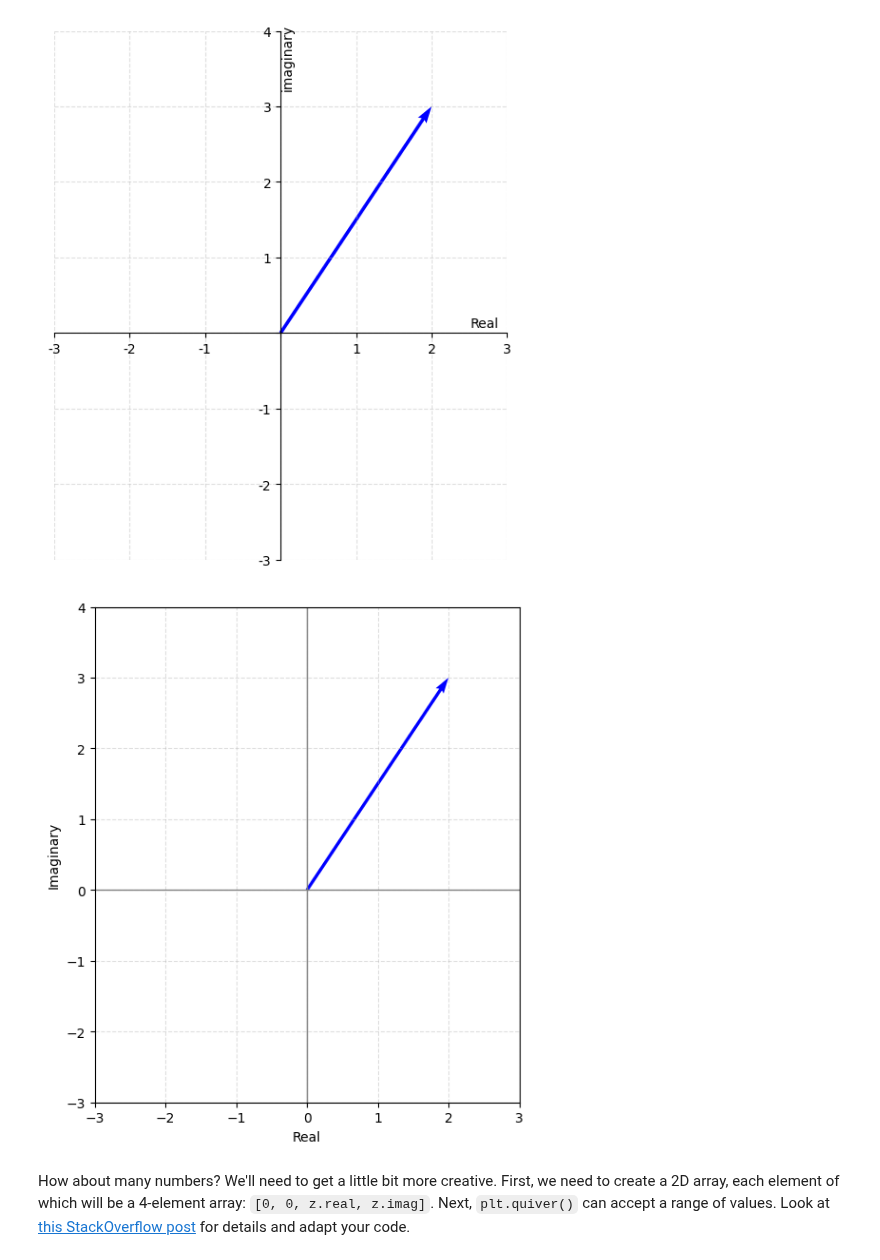
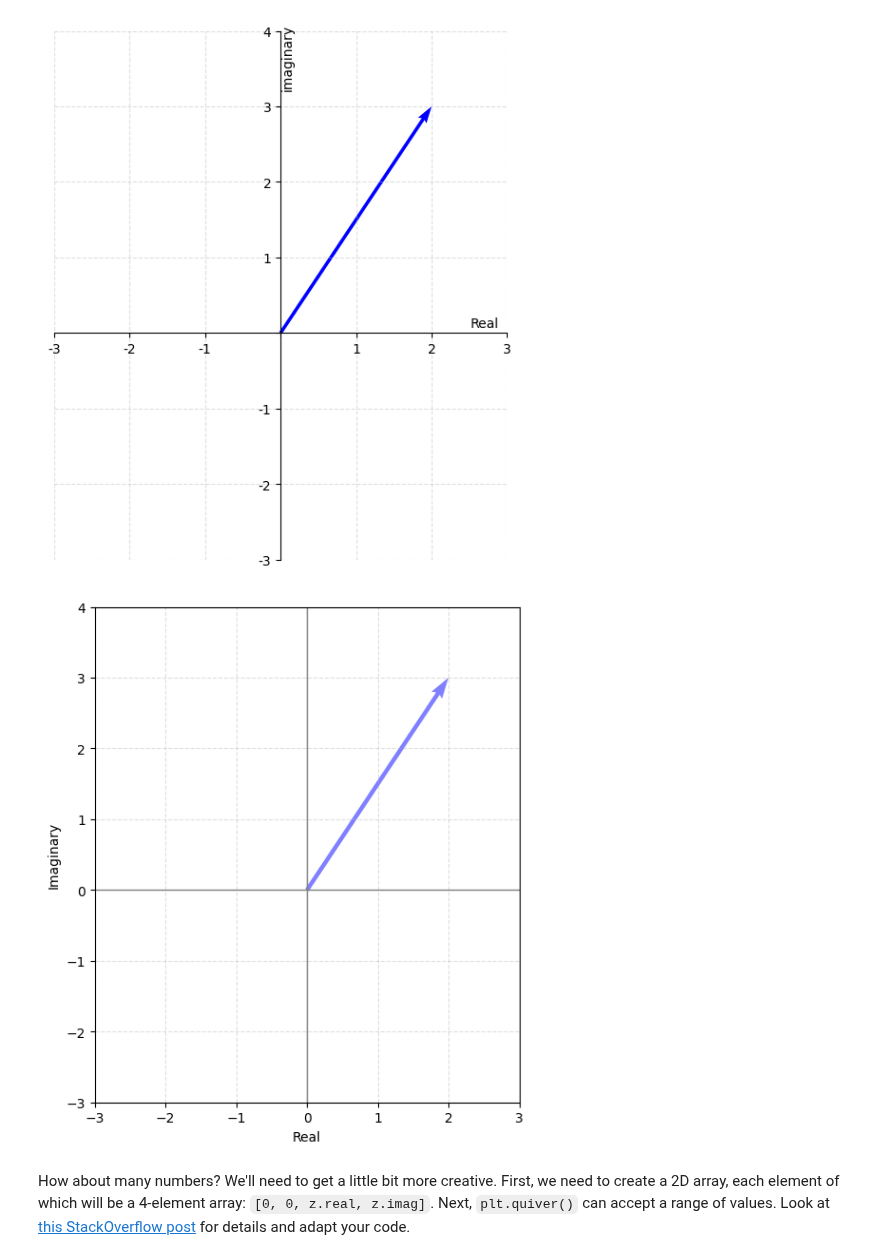
Before and after one commit to tproykov/MathsForDevelopers, a Jupyter notebook: 02.BasicAlgebra/02_Basic Algebra Exercise.ipynb, the cells around one changed output. Drawn from its saved outputs; the diff is of its cells as text; code cells hidden in the pictures.

```diff
--- a/02.BasicAlgebra/02_Basic Algebra Exercise.ipynb
+++ b/02.BasicAlgebra/02_Basic Algebra Exercise.ipynb
@@ -397,27 +397,44 @@ plt.show()
 # %%
 def plot_complex_number(z):
     """
     Plots the complex number z as a radius vector in the 2D space
     """
     fig, ax = plt.subplots(figsize=(6, 6))
 
     ax.axhline(0, color='gray', lw=1)
     ax.axvline(0, color='gray', lw=1)
-    ax.quiver(0, 0, z.real, z.imag, angles="xy", scale_units="xy", scale=1, color='b')
+    ax.quiver(0,                        # x start coordinates
+              0,                        # y start coordinates
+                                        # - define the arrow's direction and length -
+              z.real,                   # x end coordinates
+              z.imag,                   # y coordinates
+                                        # --- OPTIONAL parameters ---
+              angles="xy",              # (string) determines how angles are specified: 'xy' or 'uv'
+              scale = 1,                # (float) scales the length of the arror
+              scale_units="xy",         # (string) defines the units for the scale parameter; 'xy' - proper aspect ratio
+              # units                   # (string) affects arrow scaling
+              width = 0.01,             # (float) shaft width of the arror as a fraction of the plot width
+              headwidth = 3,               # (float) as a multiple of the shaft width
+              headlength = 5,             # (float) as a multiple of the shaft width
+              # headaxislength          # (float) at the top as a multiple of the shaft width
+              color='b',                # Color specification for the arrows; can be a signle color or an array of colors
+              # pivot = 'tail',         # (string) part of the arrow that is anchored to the x, y grid: tail, mid, tip
+              alpha = 0.5               # (float) transparency level between 0 (transparent) and 1
+             )
 
     ax.set_xticks(range(-3, 4))
     ax.set_yticks(range(-3, 5))
     ax.set_xlabel('Real')
     ax.set_ylabel('Imaginary')
     ax.grid(True, linestyle='--', alpha=0.4)
     ax.set_aspect('equal')
 
     plt.tight_layout()
     plt.show()
 
 plot_complex_number(2 + 3j)
 # %% [output]
-[figure, old version]
+[figure, new version]
 # %% [markdown]
 How about many numbers? We'll need to get a little bit more creative. First, we need to create a 2D array, each element of which will be a 4-element array: `[0, 0, z.real, z.imag]`. Next, `plt.quiver()` can accept a range of values. Look at [this StackOverflow post](https://stackoverflow.com/questions/12265234/how-to-plot-2d-math-vectors-with-matplotlib) for details and adapt your code.
 # %%
```
Also changed, not shown: 1 other file.
